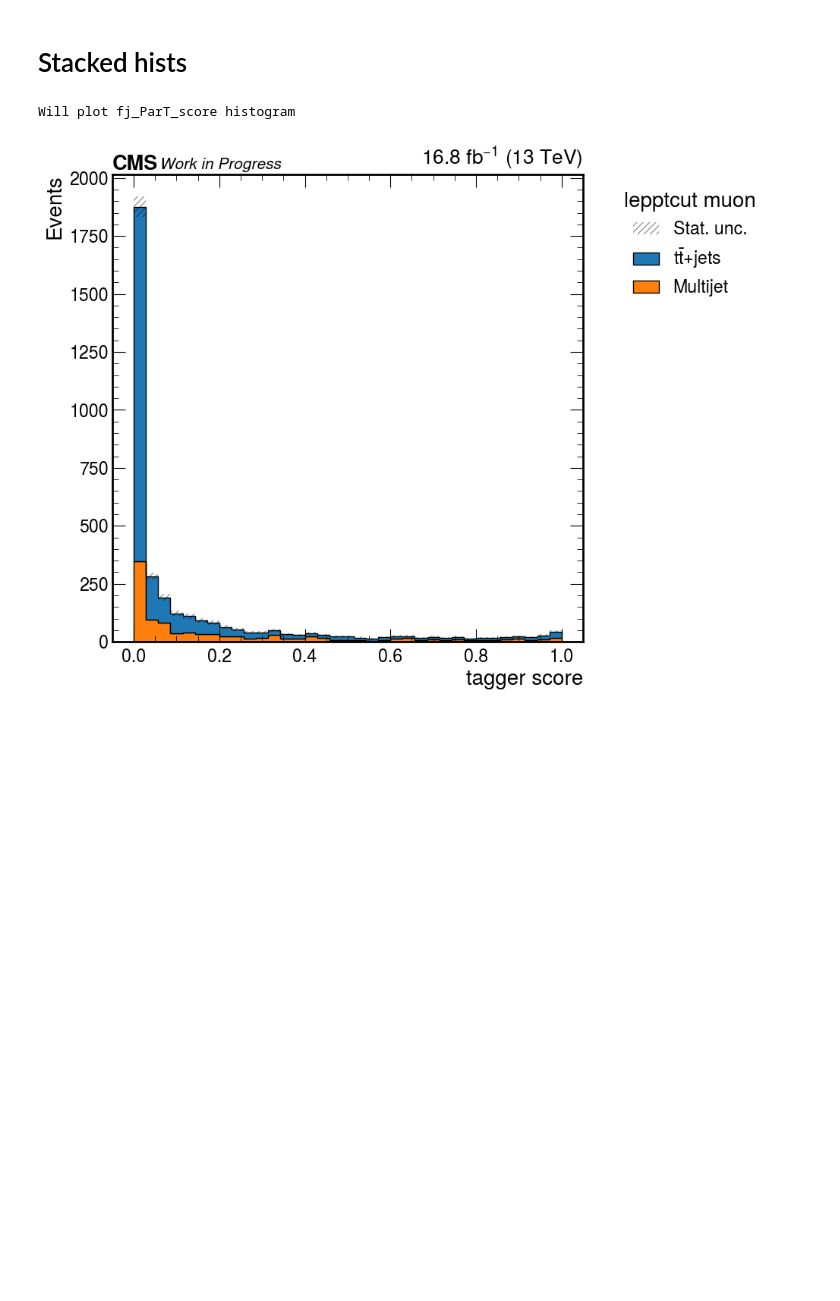
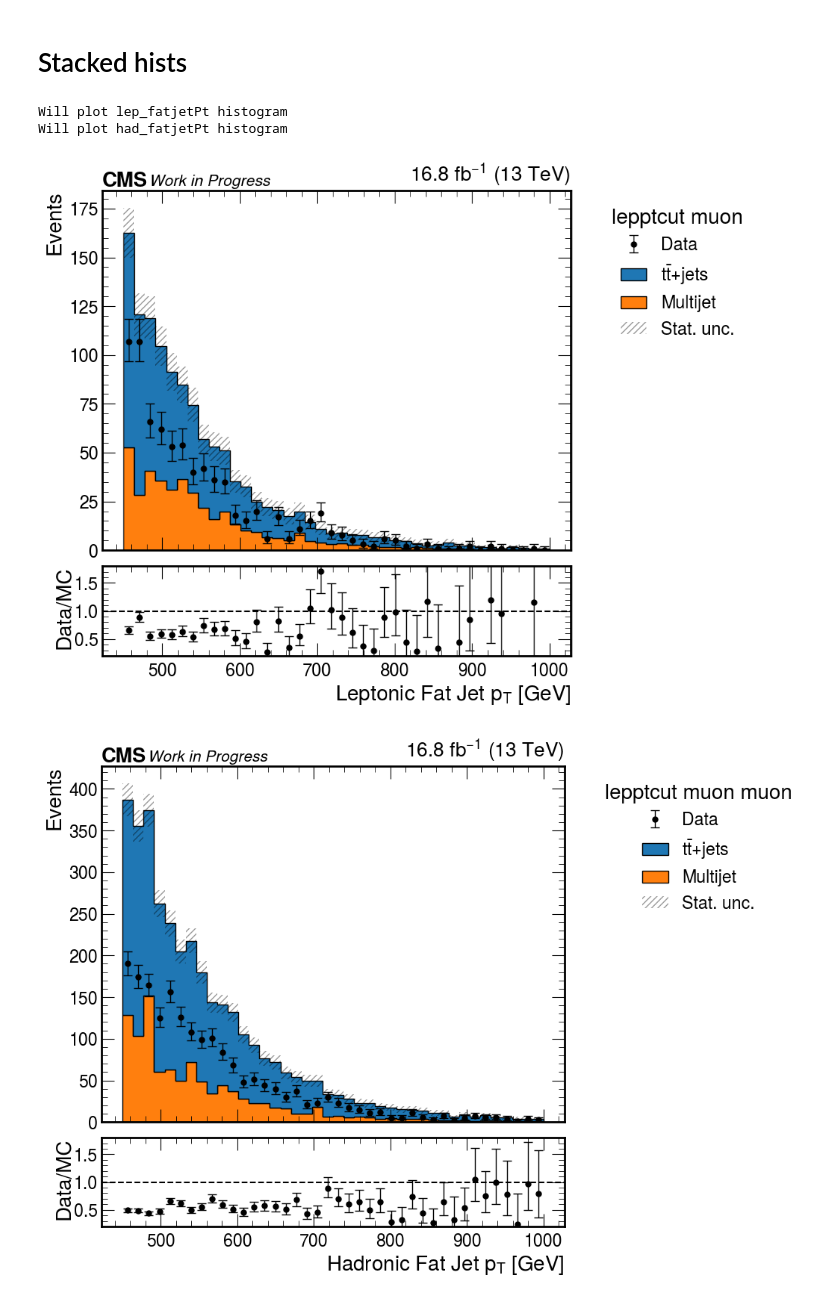
Before and after one commit to AnthonyAportela/boostedhiggs, a Jupyter notebook: binder/tony.ipynb, the cells around one changed output. Cells and saved outputs as stored; diff of their text form; code cells hidden in the pictures; blank space fills up the shorter version.

Commit message:
making progress on stacked histograms

```diff
--- a/binder/tony.ipynb
+++ b/binder/tony.ipynb
@@ -133,14 +133,14 @@ events_dict = {}
 # %%
 ### new corrections
 samples_dir = {
-    "2016":    "/eos/uscms/store/user/aaportel/boostedhiggs/feb_8_mc_sf_small_inference_2016/",
-    "2016APV": "/eos/uscms/store/user/aaportel/boostedhiggs/feb_8_mc_sf_small_inference_2016APV/",
-    "2017":    "/eos/uscms/store/user/aaportel/boostedhiggs/feb_8_mc_sf_small_inference_2017/",
-    "2018":    "/eos/uscms/store/user/aaportel/boostedhiggs/feb_8_mc_sf_small_inference_2018/",
+    "2016":    "/eos/uscms/store/user/aaportel/boostedhiggs/feb_12_sf_small_inference_2016/",
+    # "2016APV": "/eos/uscms/store/user/aaportel/boostedhiggs/feb_",
+    # "2017":    "/eos/uscms/store/user/aaportel/boostedhiggs/feb_",
+    # "2018":    "/eos/uscms/store/user/aaportel/boostedhiggs/feb_",
 }
 
-years = ["2017", "2016", "2016APV", "2018"]
-# years = ["2016"]
+# years = ["2017", "2016", "2016APV", "2018"]
+years = ["2016"]
 for year in years:
 
     out = make_events_dict([year], channels, samples_dir[year], samples, presel, region="signal_region")
@@ -293,8 +293,10 @@ vars_to_plot = [
     # "rec_higgs_m",
 #     "fj_msoftdrop",
     # "fj_ParT_mass",
-    "fj_ParT_score",
+    # "fj_ParT_score",
     # 'lepPt',
+    "lep_fatjetPt",
+    "had_fatjetPt",
 ]
 
 samples_to_plot = [
@@ -309,10 +311,28 @@ samples_to_plot = [
     "TTbar",
     # "SingleTop",
     # "Diboson",
-    # "Data",
+    "Data",
 ]
+
+# samples_to_plot = [
+#     # "ggF",
+#     # "VH",
+#     # "VBF",
+#     # "ttH",
+#     "QCD",
+#     # "DYJets",
+#     # "WJetsLNu",
+#     # "WZQQ",
+#     "TTbarMatched",
+#     "TTbarUnmatched",
+#     # "SingleTop",
+#     # "Diboson",
+#     "Data",
+# ]
 # %%
 axis_dict = {
+    "lep_fatjetPt": hist2.axis.Regular(40, 450, 1000, name="var", label=r"Leptonic Fat Jet $p_T$ [GeV]", overflow=True),
+    "had_fatjetPt": hist2.axis.Regular(40, 450, 1000, name="var", label=r"Hadronic Fat Jet $p_T$ [GeV]", overflow=True),
     "lepPt": hist2.axis.Regular(40, 30, 450, name="var", label=r"Lepton $p_T$ [GeV]", overflow=True),
     "fj_ParT_mass": hist2.axis.Regular(20, 0, 250, name="var", label=r"ParT regressed mass [GeV]", overflow=True),
     "fj_ParT_score": hist2.axis.Regular(35, 0, 1, name="var", label=r"tagger score", overflow=True),
@@ -351,6 +371,10 @@ for var in vars_to_plot:
         for year in years:
             for ch in channels:
 
+                # if 'TTbarMatched' in sample:
+                #     ev[year][ch]['TTbar'] # ttbar to cut here,
+                # else:
+
                 region, sel = list(presel.items())[0]
 
                 df = ev[year][ch][sample]
@@ -368,18 +392,20 @@ for var in vars_to_plot:
 # %%
 plt.rcParams.update({"font.size": 20})
 add_data = True
 
 utils.plot_hists(years, channels, hists, vars_to_plot,
-            add_data=False,
+            add_data=True,
             logy=False,
             add_soverb=True,
             only_sig=False,
             mult=1,
             outpath=f".",
             text_=region,
           )
 print()
 # get_composition_table(ev, tagger, presel, years, channels)
 # %% [output]
-Will plot fj_ParT_score histogram
+Will plot lep_fatjetPt histogram
+Will plot had_fatjetPt histogram
-[figure, old version]
+[figure, new version]
+[figure, added]
```
Also changed, not shown: parts of 2 cells of this notebook, 3 other files.
